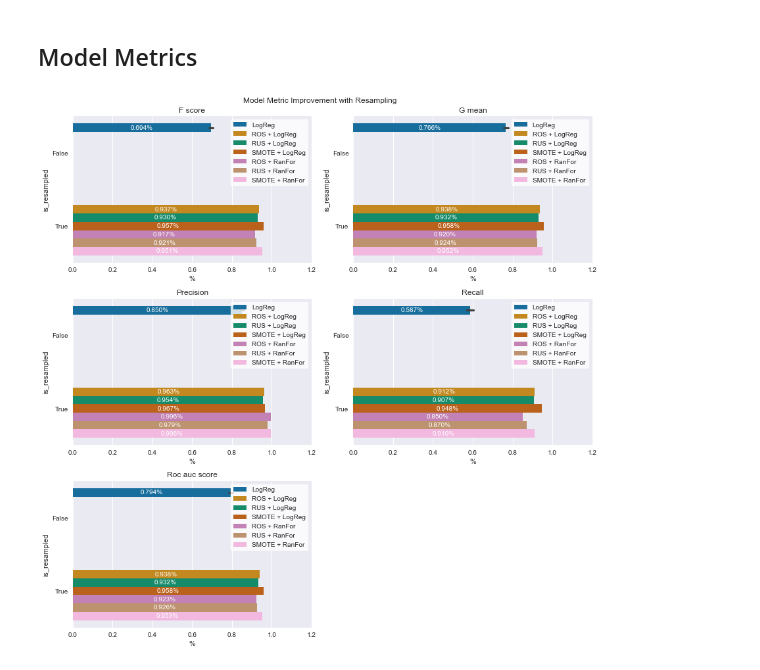
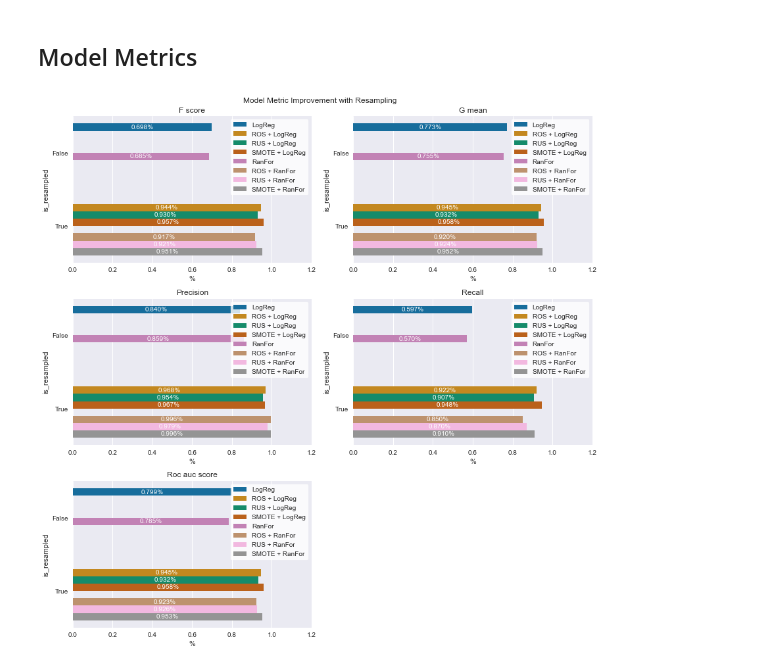
Before and after one commit to gerardovitale/fraud-detection, a Jupyter notebook: notebooks/src/explore_visualizations.ipynb, the cells around one changed output. Drawn from its saved outputs; the diff is of its cells as text; code cells hidden in the pictures.

Commit message:
fix visualization for more than one ml model

```diff
--- a/notebooks/src/explore_visualizations.ipynb
+++ b/notebooks/src/explore_visualizations.ipynb
@@ -127,32 +127,36 @@ plt.tight_layout()
 # %%
 data_to_create_df = [record['message']['data'] for record in raw_model_data['result']]
 df_model_metric = pd.DataFrame(data_to_create_df)
+# %%
+df_model_metric.drop_duplicates(subset='f_score', keep='first', inplace=True)
+
+for exp in ['LogReg', 'RanFor']:
+    mask = (~df_model_metric['is_resampled']) & (df_model_metric['exp_id'].str.contains(exp))
+    df_model_metric.loc[mask, 'exp_id'] = exp
 # %%
 _ = plt.figure(figsize=[12,12])
 plt.suptitle('Model Metric Improvement with Resampling')
 
 metric_list = df_model_metric.select_dtypes(include='float64').columns
-df_model_metric.drop_duplicates(subset='f_score', keep='first', inplace=True)
-df_model_metric.loc[~df_model_metric['is_resampled'], 'exp_id'] = 'LogReg'
 
 for i, metric in enumerate(metric_list):
     plt.subplot(3, 2, i+1)
     ax = sns.barplot(
         data=df_model_metric,
         x=metric,
         y='is_resampled',
         hue='exp_id',
         palette='colorblind',
         orient='h')
     for container in ax.containers:
         ax.bar_label(container, label_type='center', color='white', fmt=FMT)
     ax.set_xlabel('%')
     plt.xlim([0,1.2])
     plt.title(metric.replace('_', ' ').capitalize())
     legend = plt.legend(loc='upper right', frameon=True)
     frame = legend.get_frame()
     frame.set_color('white')
 
 plt.tight_layout()
 # %% [output]
-[figure, old version]
+[figure, new version]
```
